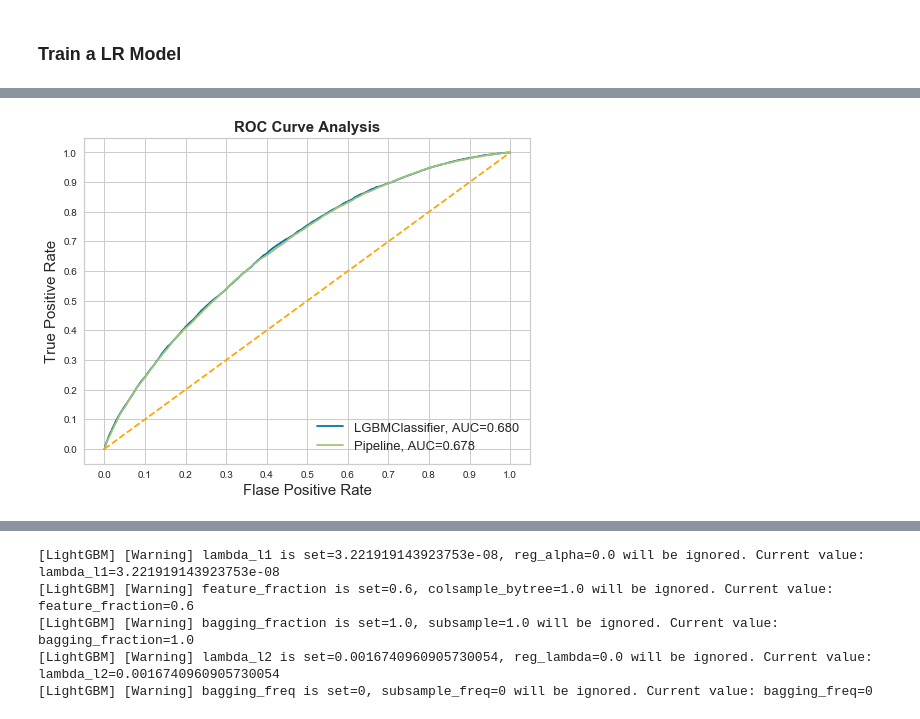
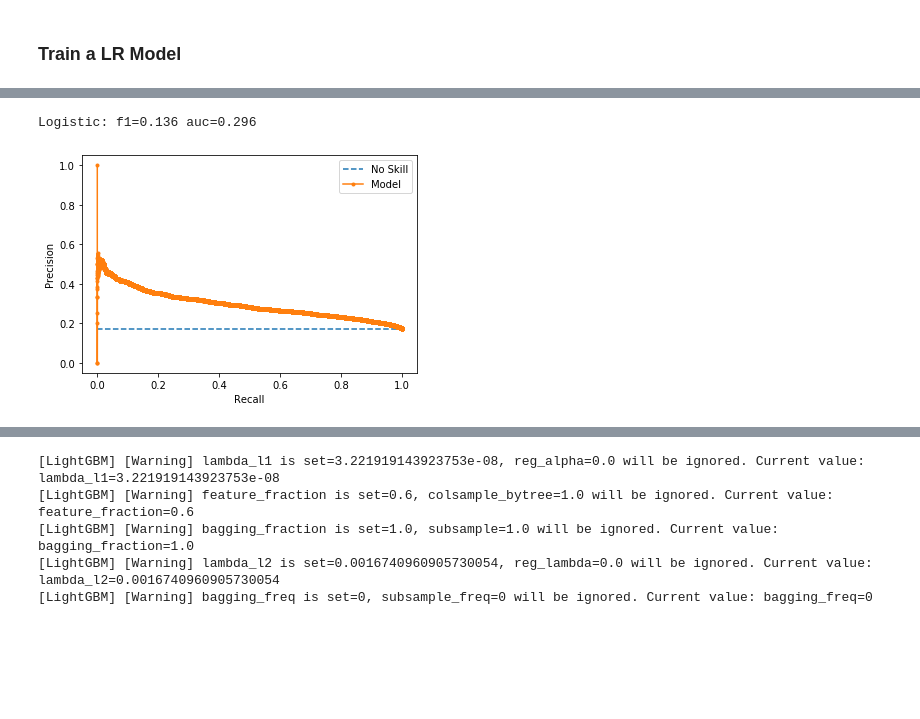
Before and after one commit to anilkumarpanda/blog_series, a Jupyter notebook: notebooks/03_benchmark_model.ipynb, the cells around one changed output, grey strips where cells are left out. Saved outputs shown, nothing was run; the diff lists cells and outputs as text; code cells hidden in the pictures; blank space fills up the shorter version.

```diff
--- a/notebooks/03_benchmark_model.ipynb
+++ b/notebooks/03_benchmark_model.ipynb
@@ -210,5 +216,8 @@ Best balanced accouracy of 0.6266723831520099 obtained at threshold 0.2100000000
 # %%
-from blog.model.visualisations import plot_roc
-plot_roc(models=[fitted_mono_lgb,fitted_clf], data_dict=data_dict)
+from matplotlib.lines import Line2D
+%matplotlib inline
+from blog.model.visualisations import plot_roc_auc,plot_pr_auc
+plot_pr_auc(fitted_mono_lgb, data_dict=data_dict)
 # %% [output]
+Logistic: f1=0.136 auc=0.296
-[figure, old version]
+[figure, new version]
```
Also changed, not shown: parts of 10 cells of this notebook, 2 other files.
